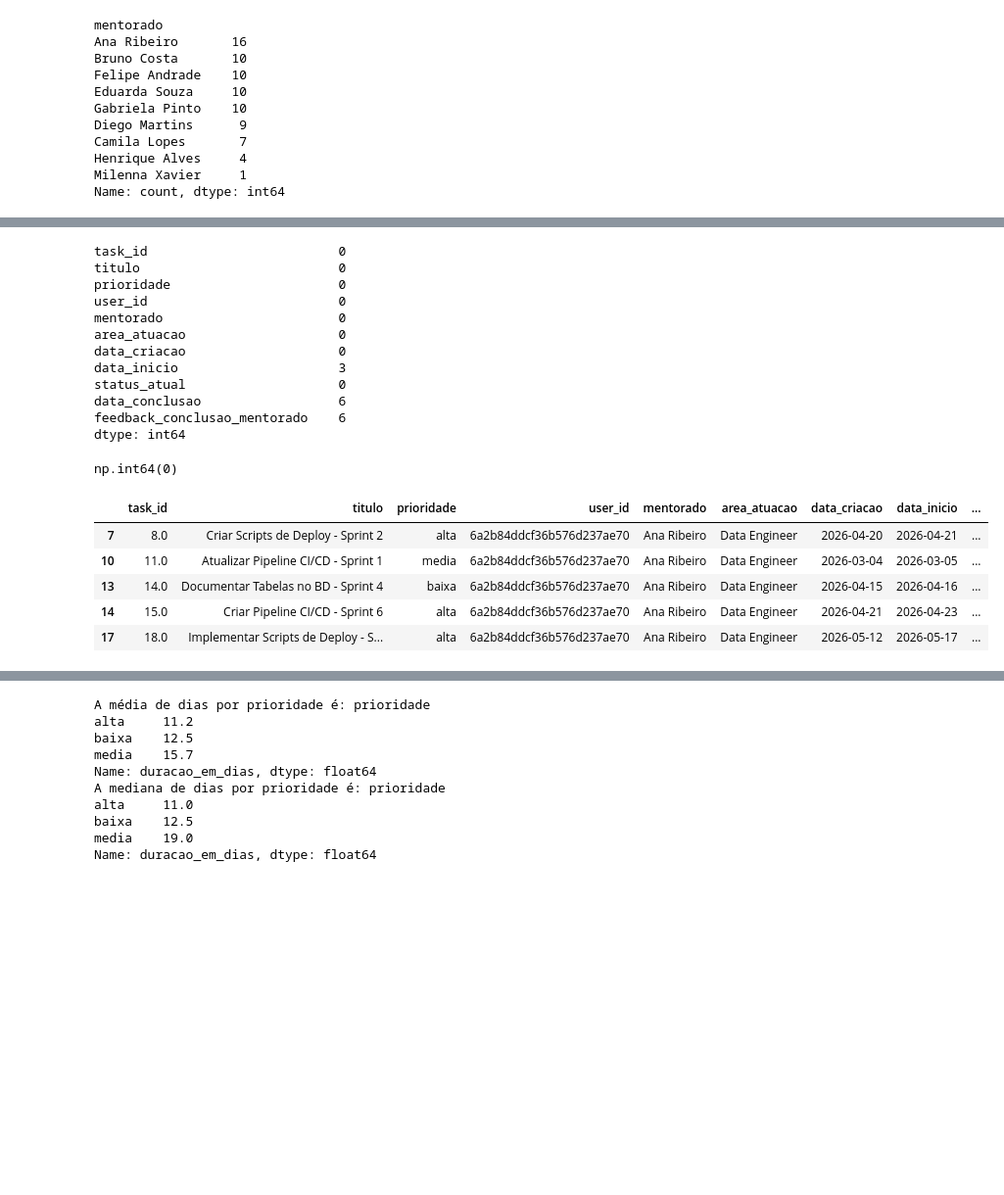
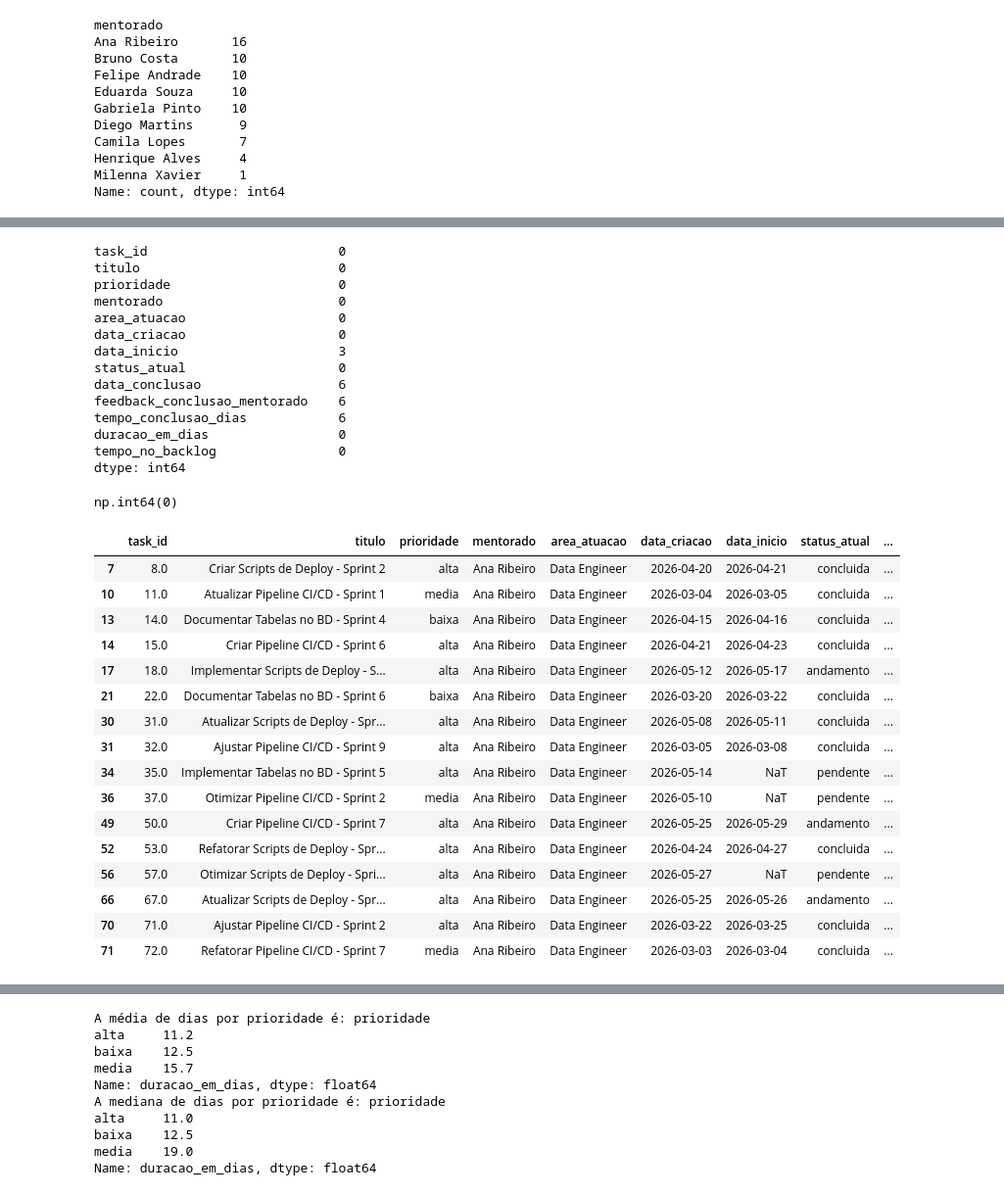
Before and after one commit to JeanCCavalcante/Projeto-Final-Formacao-Full-Stack-, a Jupyter notebook: data_analysis/notebooks/analise_unificada.ipynb, the cells around one changed output, grey strips where cells are left out. Shown at 98% size. Cells and saved outputs as stored; diff of their text form; code cells hidden in the pictures; blank space fills up the shorter version.

```diff
--- a/data_analysis/notebooks/analise_unificada.ipynb
+++ b/data_analysis/notebooks/analise_unificada.ipynb
@@ -197,3 +197,28 @@ Passing `palette` without assigning `hue` is deprecated and will be removed in v
 
   sns.barplot(x=pendentes_por_area.values, y=pendentes_por_area.index, palette="danger_r" if "danger_r" in dir(sns.color_palette) else "Reds_r")
 [figure]
+# %%
+databcorte = pd.to_datetime('2026-05-31')
+
+
+tabela['duracao_em_dias'] = np.nan
+tabela['tempo_no_backlog'] = np.nan
+
+
+task_concluida = tabela['status_atual'] == 'concluida'
+tabela.loc[task_concluida, 'duracao_em_dias'] = (tabela.loc[task_concluida, 'data_conclusao'] - tabela.loc[task_concluida, 'data_inicio']).dt.days
+
+task_andamento = tabela['status_atual'] == 'andamento'
+tabela.loc[task_andamento, 'duracao_em_dias'] = (databcorte - tabela.loc[task_andamento, 'data_inicio']).dt.days
+
+task_pendente = tabela['status_atual'] == 'pendente'
+tabela.loc[task_pendente, 'duracao_em_dias'] = (databcorte - tabela.loc[task_pendente, 'data_criacao']).dt.days
+
+
+tabela['tempo_no_backlog'] = np.where(
+    tabela['status_atual'] == 'pendente',
+    (databcorte - tabela['data_criacao']).dt.days,
+    (tabela['data_inicio'] - tabela['data_criacao']).dt.days
+)
+
+print(tabela[['status_atual', 'duracao_em_dias', 'tempo_no_backlog']].head(10))
@@ -235,15 +272,13 @@ mentorada.head(16)
 | 70 | 6a2b884993a2aac46c8ba190 | 71.0 | Ajustar Pipeline CI/CD - Sprint 2 | Atividade focada em ajustar o rec... | alta | 6a2b84ddcf36b576d237ae70 | Ana Ribeiro | Data Engineer | ... |
 | 71 | 6a2b884993a2aac46c8ba191 | 72.0 | Refatorar Pipeline CI/CD - Sprint 7 | Atividade focada em refatorar o r... | media | 6a2b84ddcf36b576d237ae70 | Ana Ribeiro | Data Engineer | ... |
 # %%
-mentorada.drop(columns=['descricao', 'mentor_responsavel', 'createdAt','updatedAt','__v', '_id'], inplace=True, errors='ignore')
+mentorada.drop(columns=['descricao', 'mentor_responsavel', 'createdAt','updatedAt','__v', '_id','user_id'], inplace=True, errors='ignore')
 # %%
-##como temos valores nulos de data de inicio e data de  conclusao q estao nulos, estamos falando de atividades que não foram concluidas/iniadas
 mentorada.isnull().sum()
 # %% [output]
 task_id                         0
 titulo                          0
 prioridade                      0
-user_id                         0
 mentorado                       0
 area_atuacao                    0
 data_criacao                    0
@@ -251,17 +286,31 @@ data_inicio                     3
 status_atual                    0
 data_conclusao                  6
 feedback_conclusao_mentorado    6
+tempo_conclusao_dias            6
+duracao_em_dias                 0
+tempo_no_backlog                0
 dtype: int64
 # %%
 mentorada.duplicated().sum()
 # %% [output]
 np.int64(0)
 # %%
-mentorada.head()
+mentorada.head(16)
 # %% [output]
-|  | task_id | titulo | prioridade | user_id | mentorado | area_atuacao | data_criacao | data_inicio | ... |
-| 7 | 8.0 | Criar Scripts de Deploy - Sprint 2 | alta | 6a2b84ddcf36b576d237ae70 | Ana Ribeiro | Data Engineer | 2026-04-20 | 2026-04-21 | ... |
-| 10 | 11.0 | Atualizar Pipeline CI/CD - Sprint 1 | media | 6a2b84ddcf36b576d237ae70 | Ana Ribeiro | Data Engineer | 2026-03-04 | 2026-03-05 | ... |
-| 13 | 14.0 | Documentar Tabelas no BD - Sprint 4 | baixa | 6a2b84ddcf36b576d237ae70 | Ana Ribeiro | Data Engineer | 2026-04-15 | 2026-04-16 | ... |
-| 14 | 15.0 | Criar Pipeline CI/CD - Sprint 6 | alta | 6a2b84ddcf36b576d237ae70 | Ana Ribeiro | Data Engineer | 2026-04-21 | 2026-04-23 | ... |
-| 17 | 18.0 | Implementar Scripts de Deploy - S... | alta | 6a2b84ddcf36b576d237ae70 | Ana Ribeiro | Data Engineer | 2026-05-12 | 2026-05-17 | ... |
+|  | task_id | titulo | prioridade | mentorado | area_atuacao | data_criacao | data_inicio | status_atual | ... |
+| 7 | 8.0 | Criar Scripts de Deploy - Sprint 2 | alta | Ana Ribeiro | Data Engineer | 2026-04-20 | 2026-04-21 | concluida | ... |
+| 10 | 11.0 | Atualizar Pipeline CI/CD - Sprint 1 | media | Ana Ribeiro | Data Engineer | 2026-03-04 | 2026-03-05 | concluida | ... |
+| 13 | 14.0 | Documentar Tabelas no BD - Sprint 4 | baixa | Ana Ribeiro | Data Engineer | 2026-04-15 | 2026-04-16 | concluida | ... |
+| 14 | 15.0 | Criar Pipeline CI/CD - Sprint 6 | alta | Ana Ribeiro | Data Engineer | 2026-04-21 | 2026-04-23 | concluida | ... |
+| 17 | 18.0 | Implementar Scripts de Deploy - S... | alta | Ana Ribeiro | Data Engineer | 2026-05-12 | 2026-05-17 | andamento | ... |
+| 21 | 22.0 | Documentar Tabelas no BD - Sprint 6 | baixa | Ana Ribeiro | Data Engineer | 2026-03-20 | 2026-03-22 | concluida | ... |
+| 30 | 31.0 | Atualizar Scripts de Deploy - Spr... | alta | Ana Ribeiro | Data Engineer | 2026-05-08 | 2026-05-11 | concluida | ... |
+| 31 | 32.0 | Ajustar Pipeline CI/CD - Sprint 9 | alta | Ana Ribeiro | Data Engineer | 2026-03-05 | 2026-03-08 | concluida | ... |
+| 34 | 35.0 | Implementar Tabelas no BD - Sprint 5 | alta | Ana Ribeiro | Data Engineer | 2026-05-14 | NaT | pendente | ... |
+| 36 | 37.0 | Otimizar Pipeline CI/CD - Sprint 2 | media | Ana Ribeiro | Data Engineer | 2026-05-10 | NaT | pendente | ... |
+| 49 | 50.0 | Criar Pipeline CI/CD - Sprint 7 | alta | Ana Ribeiro | Data Engineer | 2026-05-25 | 2026-05-29 | andamento | ... |
+| 52 | 53.0 | Refatorar Scripts de Deploy - Spr... | alta | Ana Ribeiro | Data Engineer | 2026-04-24 | 2026-04-27 | concluida | ... |
+| 56 | 57.0 | Otimizar Scripts de Deploy - Spri... | alta | Ana Ribeiro | Data Engineer | 2026-05-27 | NaT | pendente | ... |
+| 66 | 67.0 | Atualizar Scripts de Deploy - Spr... | alta | Ana Ribeiro | Data Engineer | 2026-05-25 | 2026-05-26 | andamento | ... |
+| 70 | 71.0 | Ajustar Pipeline CI/CD - Sprint 2 | alta | Ana Ribeiro | Data Engineer | 2026-03-22 | 2026-03-25 | concluida | ... |
+| 71 | 72.0 | Refatorar Pipeline CI/CD - Sprint 7 | media | Ana Ribeiro | Data Engineer | 2026-03-03 | 2026-03-04 | concluida | ... |
```
Also changed, not shown: parts of 20 cells of this notebook, 1 other file.
